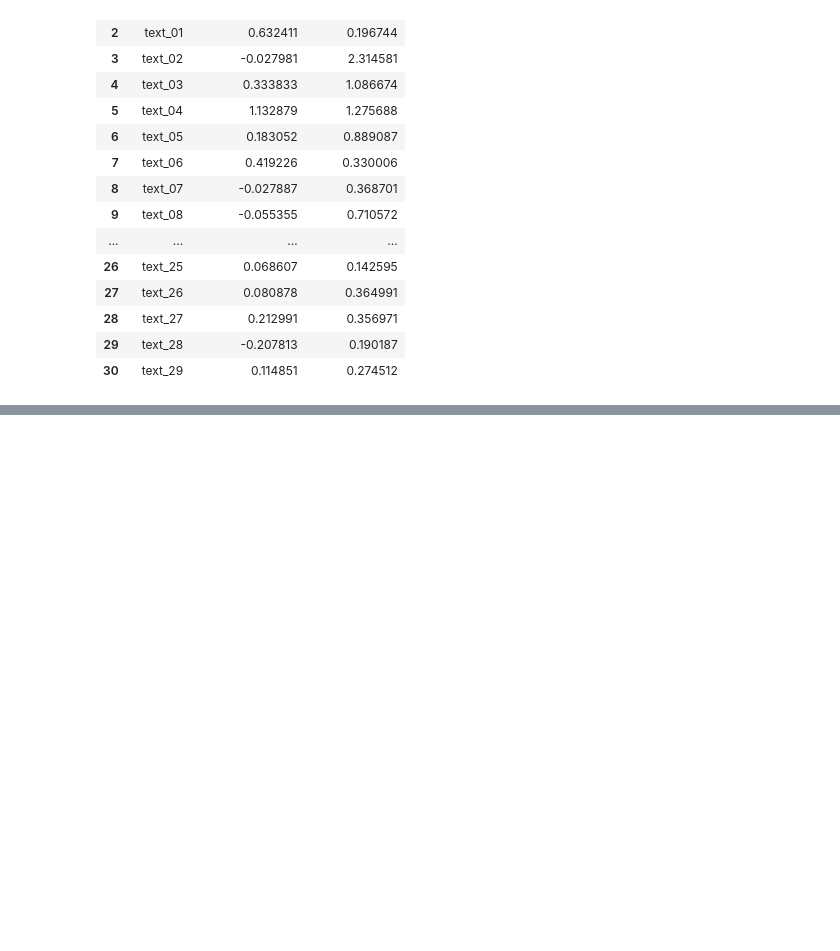
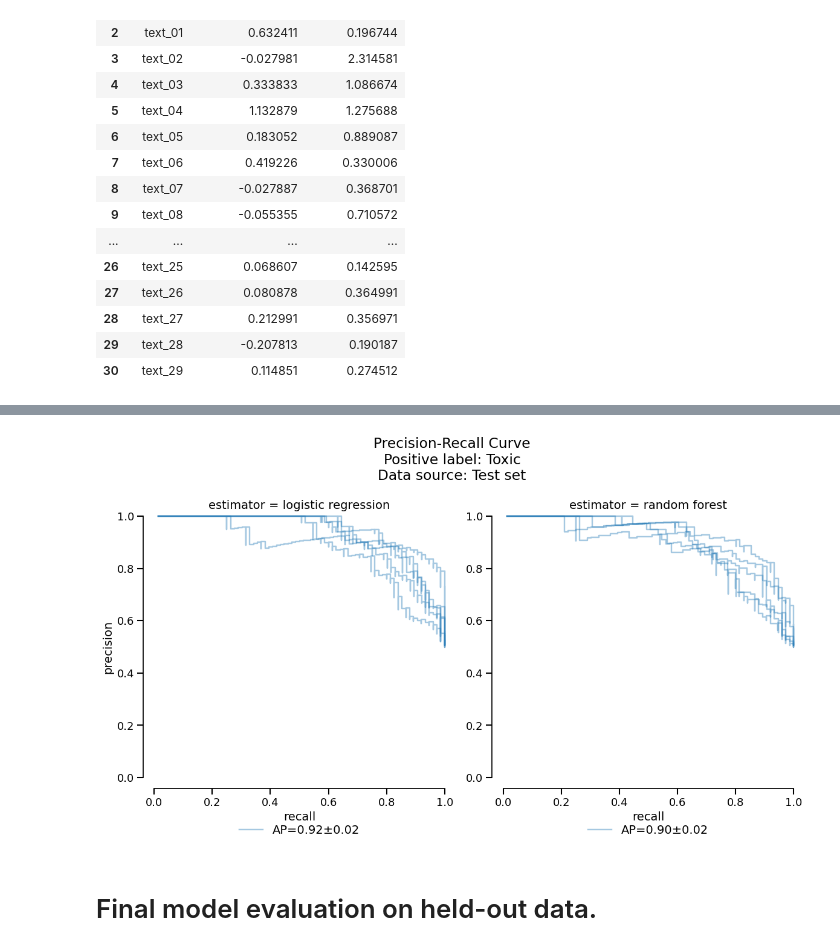
Before and after one commit to DavidGuzzi/DGKaggle, a Jupyter notebook: Playground Series/Season 6/Episode 8 - Predicting Smartphone Addiction/skore.ipynb, the cells around one changed output, grey strips where cells are left out. Saved outputs shown, nothing was run; the diff lists cells and outputs as text; code cells hidden in the pictures; blank space fills up the shorter version.

Commit message:
skore :)

```diff
--- a/Playground Series/Season 6/Episode 8 - Predicting Smartphone Addiction/skore.ipynb
+++ b/Playground Series/Season 6/Episode 8 - Predicting Smartphone Addiction/skore.ipynb
@@ -203,0 +227,5 @@ coefficients.frame()
+# %%
+rf_cv_report = evaluate(
+    random_forest, X_experiment, y_experiment, pos_label="Toxic", splitter=5
+)
+rf_cv_report
@@ -203,0 +270,12 @@ coefficients.frame()
+# %%
+# Now that we have our two models, we need to decide which one should go into production. We can compare them with the compare() function that returns a ComparisonReport.
+
+from skore import compare
+
+comparison = compare(
+    {
+        "logistic regression": logreg_cv_report,
+        "random forest": rf_cv_report,
+    },
+)
+comparison
@@ -203,0 +332,3 @@ coefficients.frame()
+# %%
+comparison.metrics.precision_recall().plot()
+# %% [output]
@@ -203,0 +337 @@ coefficients.frame()
+[figure, added]
@@ -203,0 +341,2 @@ coefficients.frame()
+# %% [markdown]
+# Final model evaluation on held-out data.
```
Also changed, not shown: parts of 25 cells of this notebook.
